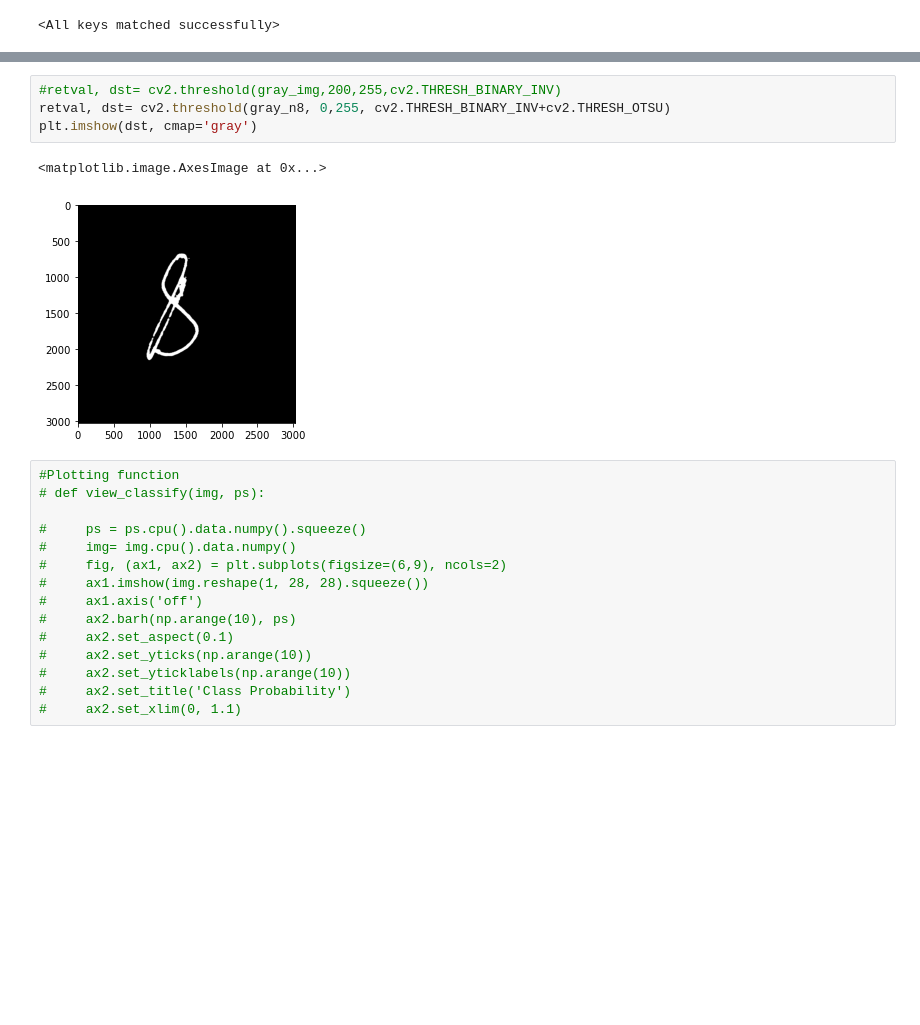
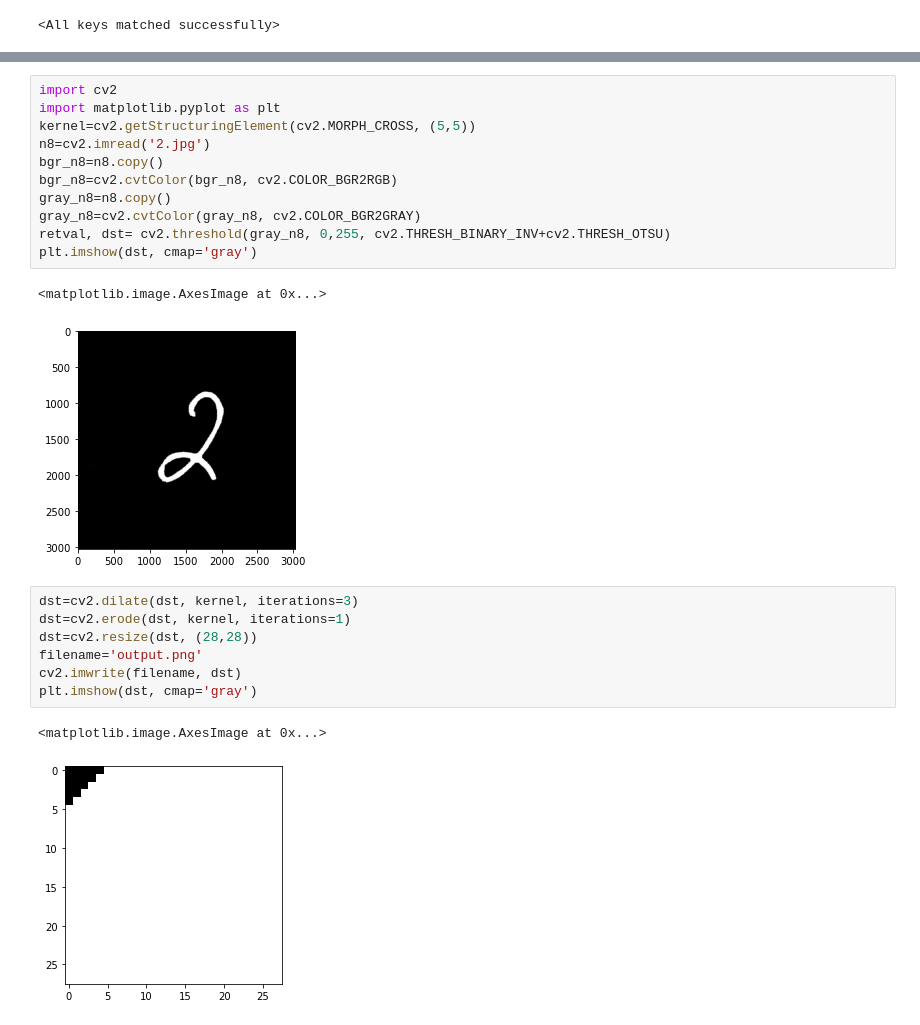
Before and after one commit to Abubakr1710/Deep-Learning, a Jupyter notebook: cnn_mnist.ipynb, the cells around one changed output, grey strips where cells are left out. Drawn from its saved outputs; the diff is of its cells as text; blank space fills up the shorter version.

```diff
--- a/cnn_mnist.ipynb
+++ b/cnn_mnist.ipynb
@@ -243,25 +220,27 @@ plt.imshow(gray_n8, cmap='gray')
 # %%
-#retval, dst= cv2.threshold(gray_img,200,255,cv2.THRESH_BINARY_INV)
+import cv2
+import matplotlib.pyplot as plt
+kernel=cv2.getStructuringElement(cv2.MORPH_CROSS, (5,5))
+n8=cv2.imread('2.jpg')
+bgr_n8=n8.copy()
+bgr_n8=cv2.cvtColor(bgr_n8, cv2.COLOR_BGR2RGB)
+gray_n8=n8.copy()
+gray_n8=cv2.cvtColor(gray_n8, cv2.COLOR_BGR2GRAY)
 retval, dst= cv2.threshold(gray_n8, 0,255, cv2.THRESH_BINARY_INV+cv2.THRESH_OTSU)
 plt.imshow(dst, cmap='gray')
 # %% [output]
 <matplotlib.image.AxesImage at 0x...>
-[figure, old version]
+[figure, new version]
-# %%
-#Plotting function
-# def view_classify(img, ps):
-
-#     ps = ps.cpu().data.numpy().squeeze()
-#     img= img.cpu().data.numpy()
-#     fig, (ax1, ax2) = plt.subplots(figsize=(6,9), ncols=2)
-#     ax1.imshow(img.reshape(1, 28, 28).squeeze())
-#     ax1.axis('off')
-#     ax2.barh(np.arange(10), ps)
-#     ax2.set_aspect(0.1)
-#     ax2.set_yticks(np.arange(10))
-#     ax2.set_yticklabels(np.arange(10))
-#     ax2.set_title('Class Probability')
-#     ax2.set_xlim(0, 1.1)
+# %%
+dst=cv2.dilate(dst, kernel, iterations=3)
+dst=cv2.erode(dst, kernel, iterations=1)
+dst=cv2.resize(dst, (28,28))
+filename='output.png'
+cv2.imwrite(filename, dst)
+plt.imshow(dst, cmap='gray')
+# %% [output]
+<matplotlib.image.AxesImage at 0x...>
+[figure, added]
 # %%
 from PIL import Image
 img_transformer=transforms.Compose([transforms.Grayscale(),transforms.Resize((28, 28)),
```
Also changed, not shown: parts of 5 cells of this notebook, 2 other files.
